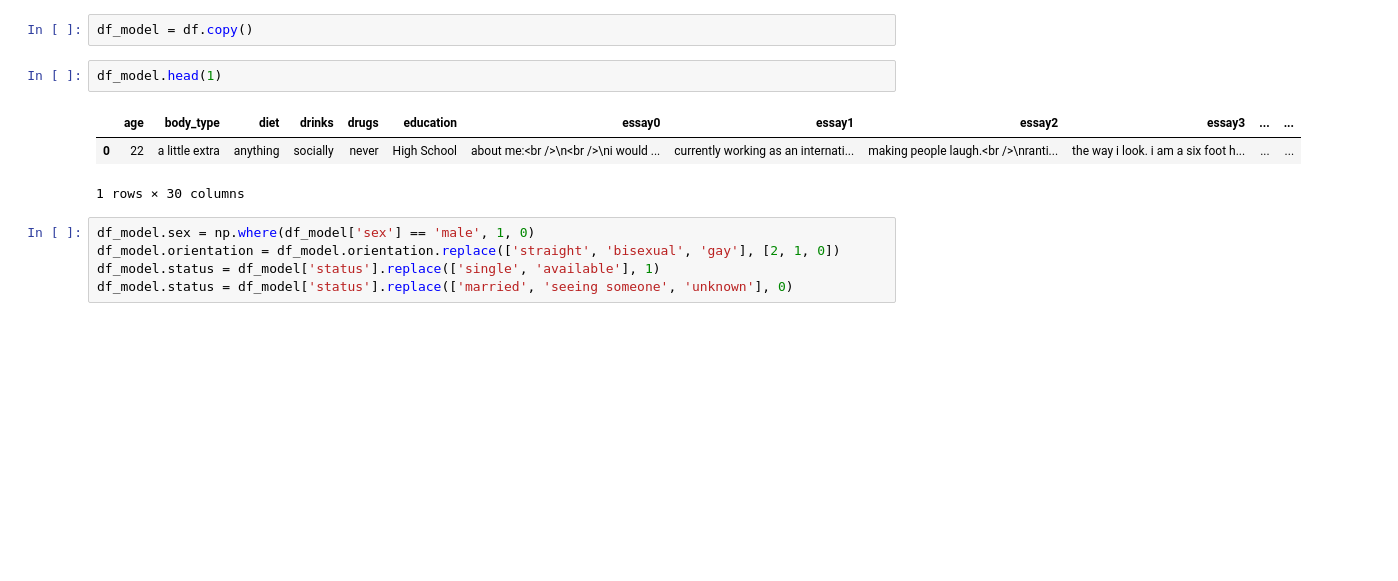
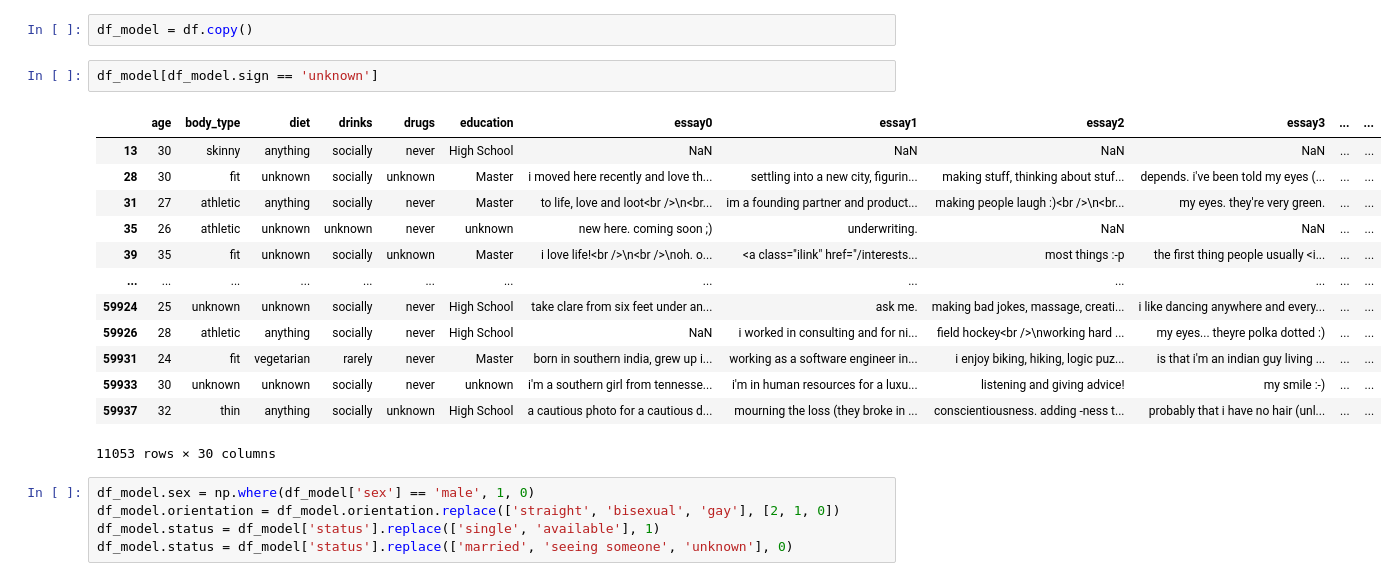
Before and after one commit to LiZoMark841619/OkCupid, a Jupyter notebook: OKCupid-Date-A-Scientist-Starter/date-a-scientist.ipynb, the cells around one changed output. Drawn from its saved outputs; the diff is of its cells as text; blank space fills up the shorter version.

```diff
--- a/OKCupid-Date-A-Scientist-Starter/date-a-scientist.ipynb
+++ b/OKCupid-Date-A-Scientist-Starter/date-a-scientist.ipynb
@@ -278,12 +279,22 @@ test_charts = charts(cats_and_nums, df)
 `Making some labels manually`
 # %%
 df_model = df.copy()
-# %%
-df_model.head(1)
-# %% [output]
-|  | age | body_type | diet | drinks | drugs | education | essay0 | essay1 | essay2 | essay3 | ... | ... |
-| 0 | 22 | a little extra | anything | socially | never | High School | about me:<br />\n<br />\ni would ... | currently working as an internati... | making people laugh.<br />\nranti... | the way i look. i am a six foot h... | ... | ... |
-1 rows × 30 columns
+# %%
+df_model[df_model.sign == 'unknown']
+# %% [output]
+|  | age | body_type | diet | drinks | drugs | education | essay0 | essay1 | essay2 | essay3 | ... | ... |
+| 13 | 30 | skinny | anything | socially | never | High School | NaN | NaN | NaN | NaN | ... | ... |
+| 28 | 30 | fit | unknown | socially | unknown | Master | i moved here recently and love th... | settling into a new city, figurin... | making stuff, thinking about stuf... | depends. i've been told my eyes (... | ... | ... |
+| 31 | 27 | athletic | anything | socially | never | Master | to life, love and loot<br />\n<br... | im a founding partner and product... | making people laugh :)<br />\n<br... | my eyes. they're very green. | ... | ... |
+| 35 | 26 | athletic | unknown | unknown | never | unknown | new here. coming soon ;) | underwriting. | NaN | NaN | ... | ... |
+| 39 | 35 | fit | unknown | socially | unknown | Master | i love life!<br />\n<br />\noh. o... | <a class="ilink" href="/interests... | most things :-p | the first thing people usually <i... | ... | ... |
+| ... | ... | ... | ... | ... | ... | ... | ... | ... | ... | ... | ... | ... |
+| 59924 | 25 | unknown | unknown | socially | never | High School | take clare from six feet under an... | ask me. | making bad jokes, massage, creati... | i like dancing anywhere and every... | ... | ... |
+| 59926 | 28 | athletic | anything | socially | never | High School | NaN | i worked in consulting and for ni... | field hockey<br />\nworking hard ... | my eyes... theyre polka dotted :) | ... | ... |
+| 59931 | 24 | fit | vegetarian | rarely | never | Master | born in southern india, grew up i... | working as a software engineer in... | i enjoy biking, hiking, logic puz... | is that i'm an indian guy living ... | ... | ... |
+| 59933 | 30 | unknown | unknown | socially | never | unknown | i'm a southern girl from tennesse... | i'm in human resources for a luxu... | listening and giving advice! | my smile :-) | ... | ... |
+| 59937 | 32 | thin | anything | socially | unknown | High School | a cautious photo for a cautious d... | mourning the loss (they broke in ... | conscientiousness. adding -ness t... | probably that i have no hair (unl... | ... | ... |
+11053 rows × 30 columns
 # %%
 df_model.sex = np.where(df_model['sex'] == 'male', 1, 0)
 df_model.orientation = df_model.orientation.replace(['straight', 'bisexual', 'gay'], [2, 1, 0])
```
Also changed, not shown: parts of 19 cells of this notebook.
